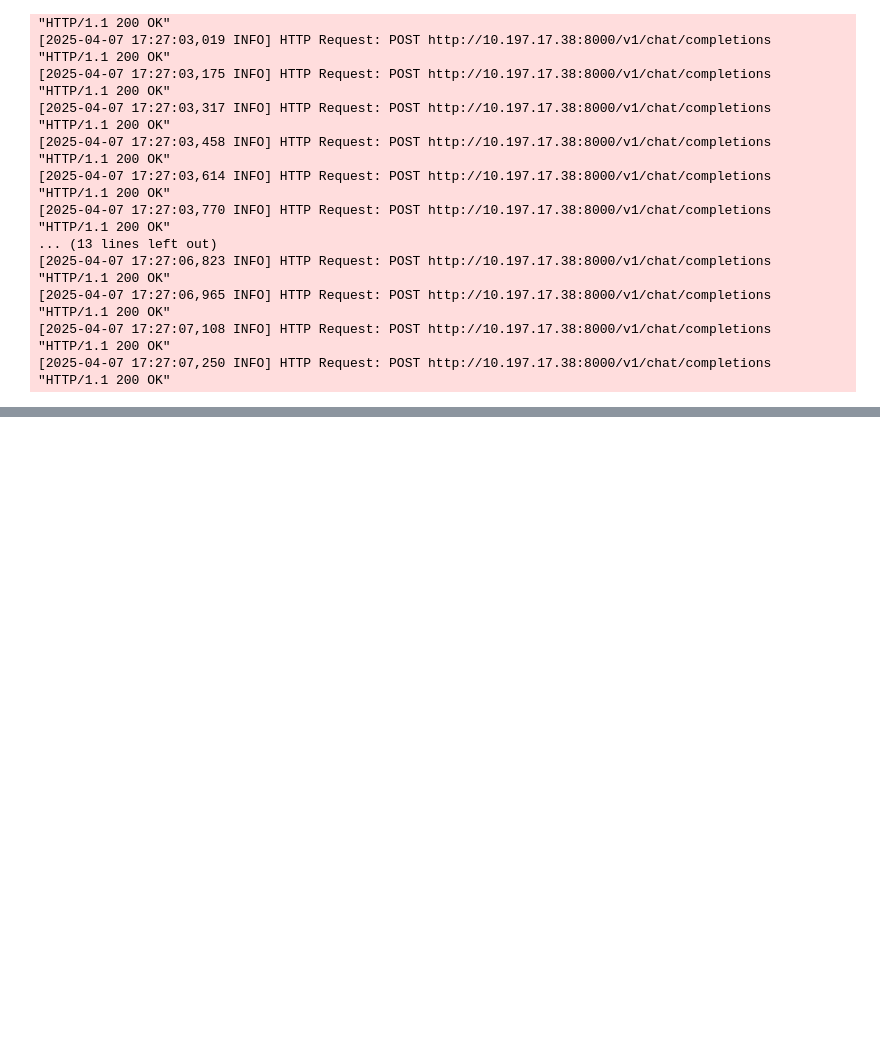
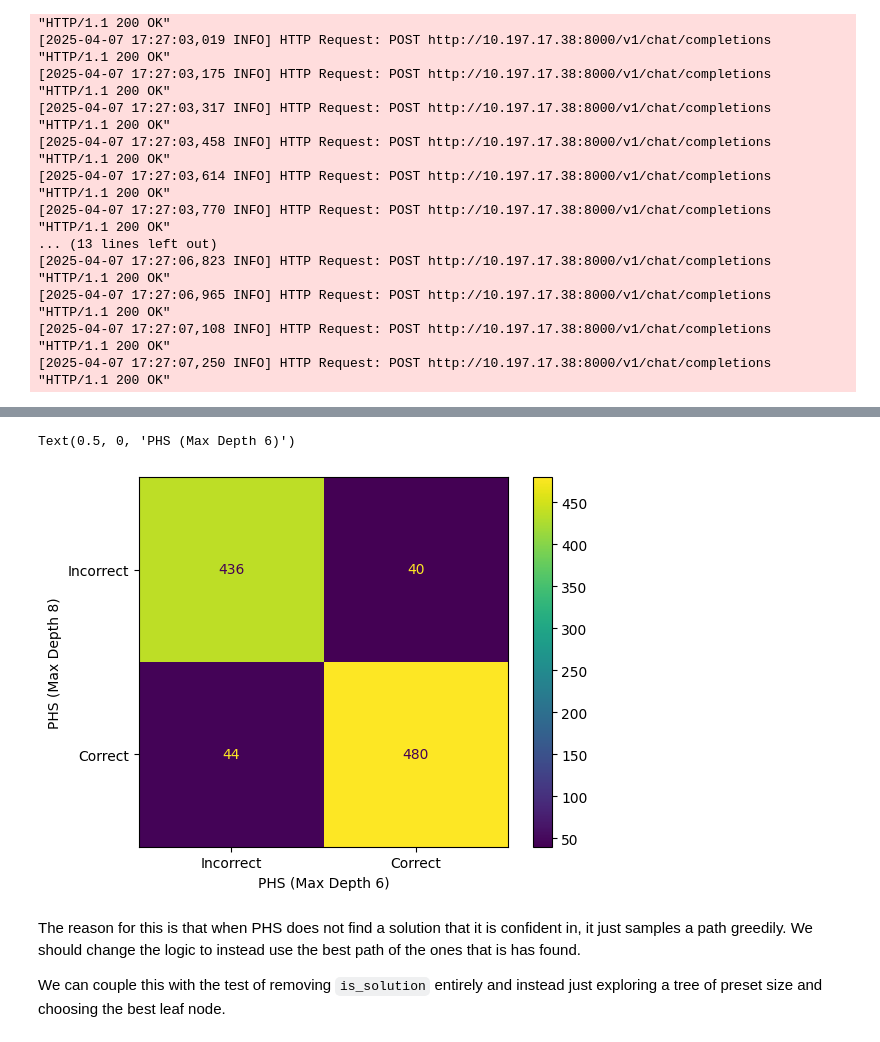
Before and after one commit to jacobf18/smart-search, a Jupyter notebook: corag/tests.ipynb, the cells around one changed output, grey strips where cells are left out. Saved outputs shown, nothing was run; the diff lists cells and outputs as text; code cells hidden in the pictures; blank space fills up the shorter version.

```diff
--- a/corag/tests.ipynb
+++ b/corag/tests.ipynb
@@ -366,0 +463,15 @@ ex_with_path['subanswers']
+# %%
+disp = ConfusionMatrixDisplay(confusion_matrix(
+    [1 if em else 0 for em in em_scores_phs_8],
+    [1 if em else 0 for em in em_scores_phs]
+), display_labels=['Incorrect', 'Correct'])
+disp.plot()
+plt.ylabel('PHS (Max Depth 8)')
+plt.xlabel('PHS (Max Depth 6)')
+# %% [output]
+Text(0.5, 0, 'PHS (Max Depth 6)')
+[figure, added]
+# %% [markdown]
+The reason for this is that when PHS does not find a solution that it is confident in, it just samples a path greedily. We should change the logic to instead use the best path of the ones that is has found.
+
+We can couple this with the test of removing `is_solution` entirely and instead just exploring a tree of preset size and choosing the best leaf node.
```
Also changed, not shown: parts of 21 cells of this notebook, 7 other files.
